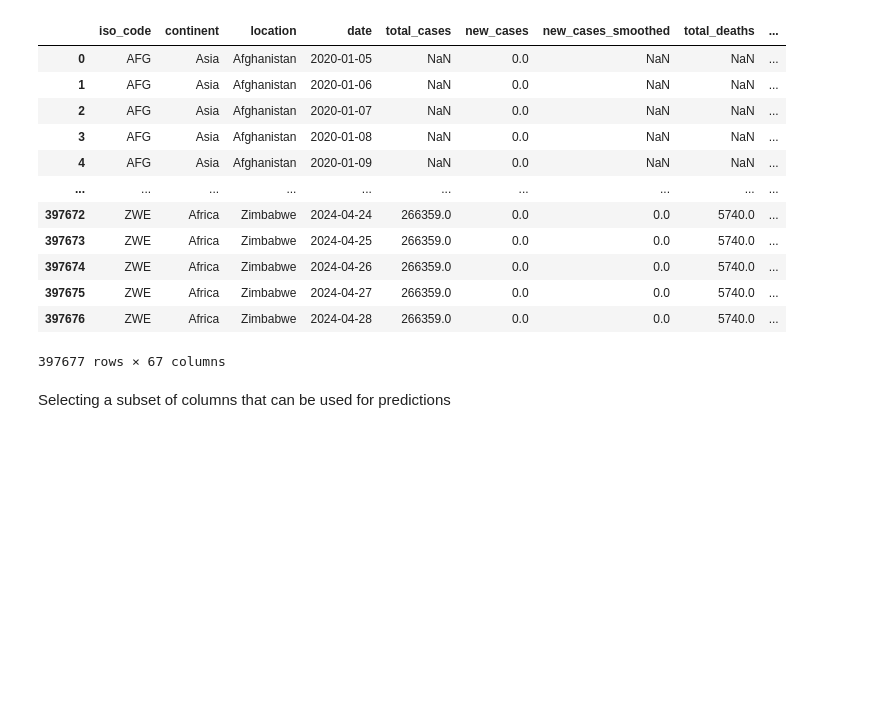
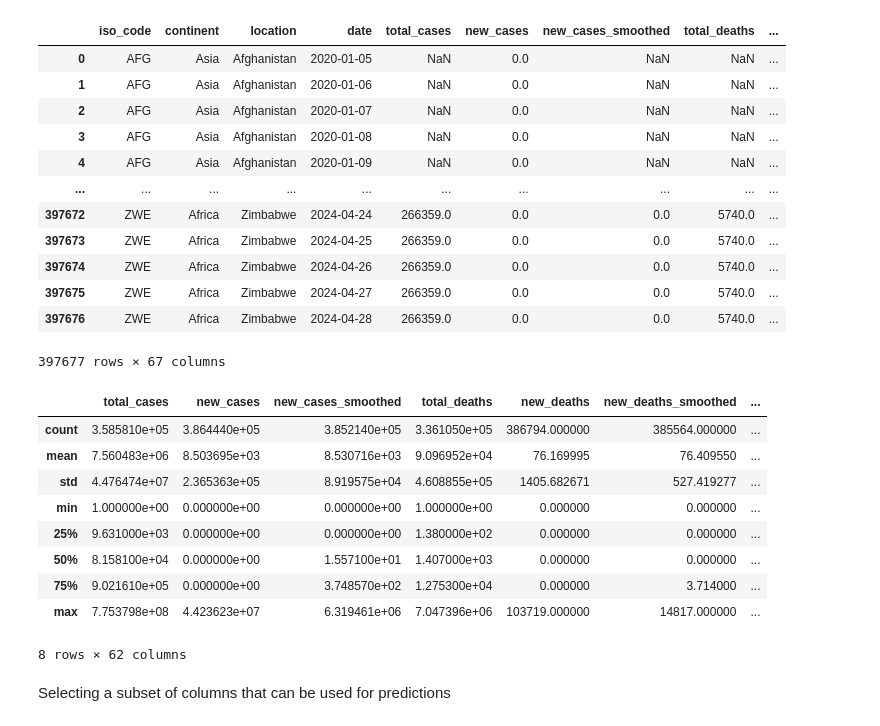
Before and after one commit to kaeferbeckMarco/UnderstandingCovidCaseCounts, a Jupyter notebook: simple.ipynb, the cells around one changed output. Drawn from its saved outputs; the diff is of its cells as text; code cells hidden in the pictures; blank space fills up the shorter version.

```diff
--- a/simple.ipynb
+++ b/simple.ipynb
@@ -56,6 +56,19 @@ df
 | 397675 | ZWE | Africa | Zimbabwe | 2024-04-27 | 266359.0 | 0.0 | 0.0 | 5740.0 | ... |
 | 397676 | ZWE | Africa | Zimbabwe | 2024-04-28 | 266359.0 | 0.0 | 0.0 | 5740.0 | ... |
 397677 rows × 67 columns
+# %%
+df.describe()
+# %% [output]
+|  | total_cases | new_cases | new_cases_smoothed | total_deaths | new_deaths | new_deaths_smoothed | ... |
+| count | 3.585810e+05 | 3.864440e+05 | 3.852140e+05 | 3.361050e+05 | 386794.000000 | 385564.000000 | ... |
+| mean | 7.560483e+06 | 8.503695e+03 | 8.530716e+03 | 9.096952e+04 | 76.169995 | 76.409550 | ... |
+| std | 4.476474e+07 | 2.365363e+05 | 8.919575e+04 | 4.608855e+05 | 1405.682671 | 527.419277 | ... |
+| min | 1.000000e+00 | 0.000000e+00 | 0.000000e+00 | 1.000000e+00 | 0.000000 | 0.000000 | ... |
+| 25% | 9.631000e+03 | 0.000000e+00 | 0.000000e+00 | 1.380000e+02 | 0.000000 | 0.000000 | ... |
+| 50% | 8.158100e+04 | 0.000000e+00 | 1.557100e+01 | 1.407000e+03 | 0.000000 | 0.000000 | ... |
+| 75% | 9.021610e+05 | 0.000000e+00 | 3.748570e+02 | 1.275300e+04 | 0.000000 | 3.714000 | ... |
+| max | 7.753798e+08 | 4.423623e+07 | 6.319461e+06 | 7.047396e+06 | 103719.000000 | 14817.000000 | ... |
+8 rows × 62 columns
 # %% [markdown]
 Selecting a subset of columns that can be used for predictions
 # %%
```
Also changed, not shown: parts of 8 cells of this notebook.
